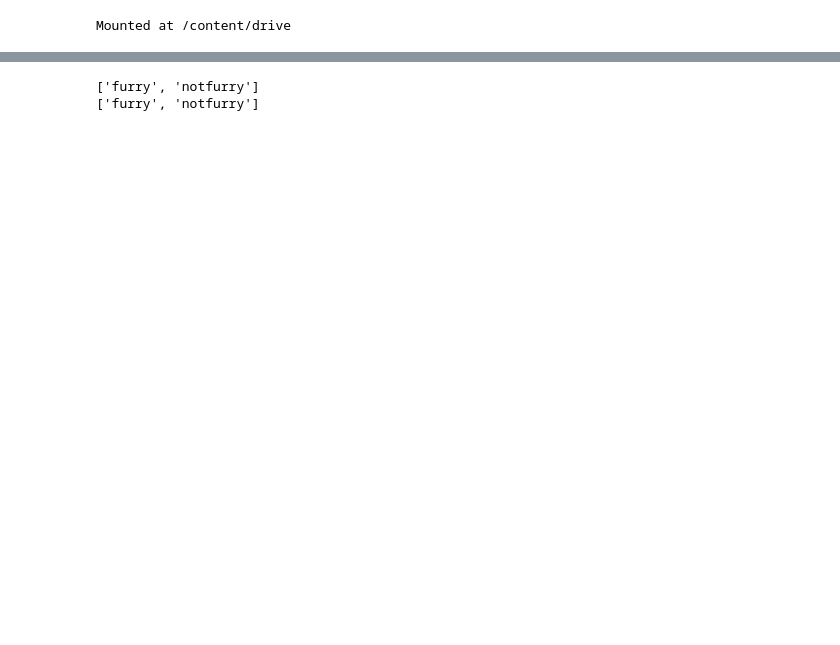
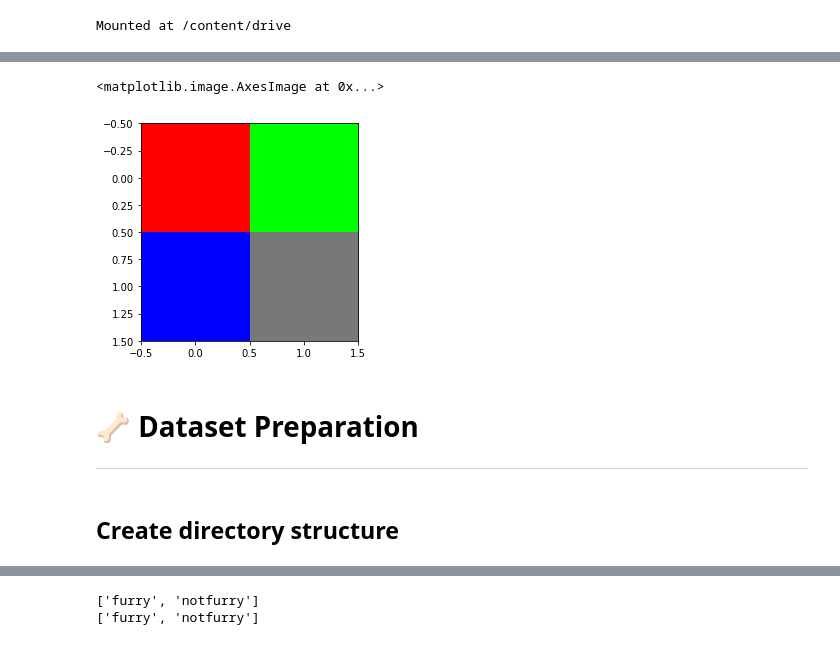
Before and after one commit to sweeneyngo/furspect, a Jupyter notebook: furspect.ipynb, the cells around one changed output, grey strips where cells are left out. Cells and saved outputs as stored; diff of their text form; code cells hidden in the pictures; blank space fills up the shorter version.

```diff
--- a/furspect.ipynb
+++ b/furspect.ipynb
@@ -141,0 +84,15 @@ This involves first defining an instance of the ImageDataGenerator that will sca
+# %%
+color_1 = [255, 0, 0]
+color_2 = [0, 255, 0]
+color_3 = [0, 0, 255]
+color_4 = [120, 120, 120]
+plt.imshow(np.array([[color_1, color_2], [color_3, color_4]]))
+# %% [output]
+<matplotlib.image.AxesImage at 0x...>
+[figure, added]
+# %% [markdown]
+# 🦴 **Dataset Preparation**
+
+---
+# %% [markdown]
+## **Create directory structure**
```
Also changed, not shown: parts of 72 cells of this notebook.
